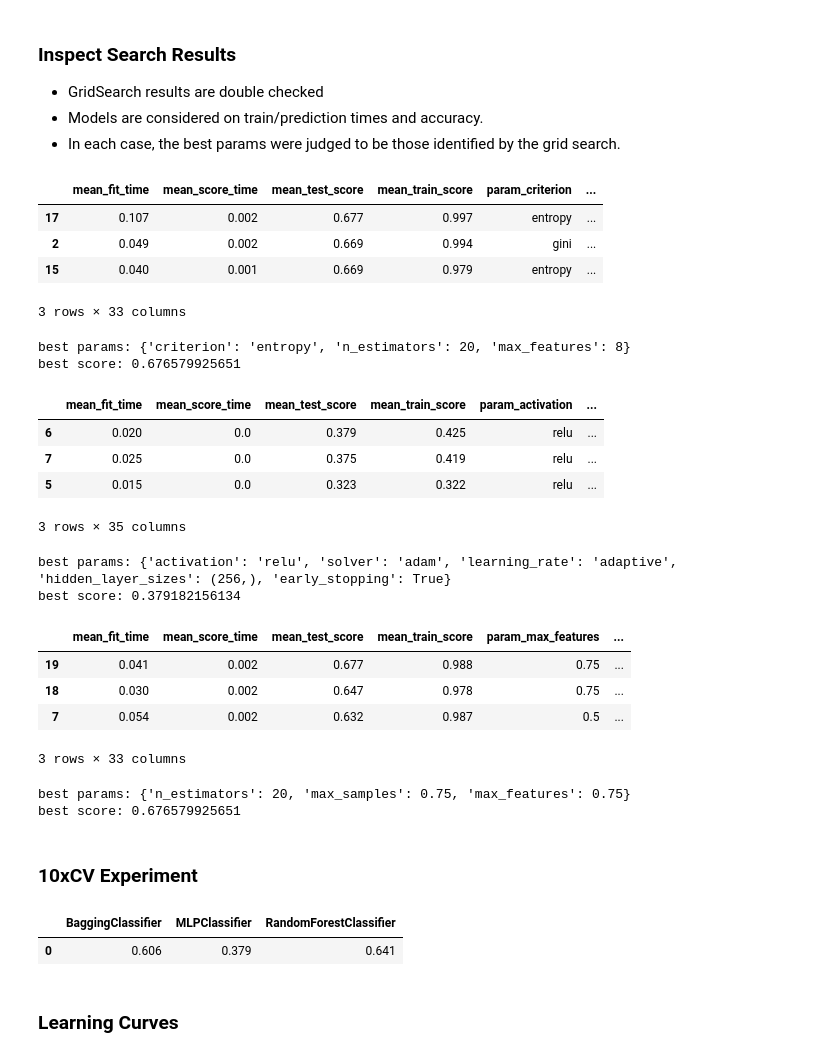
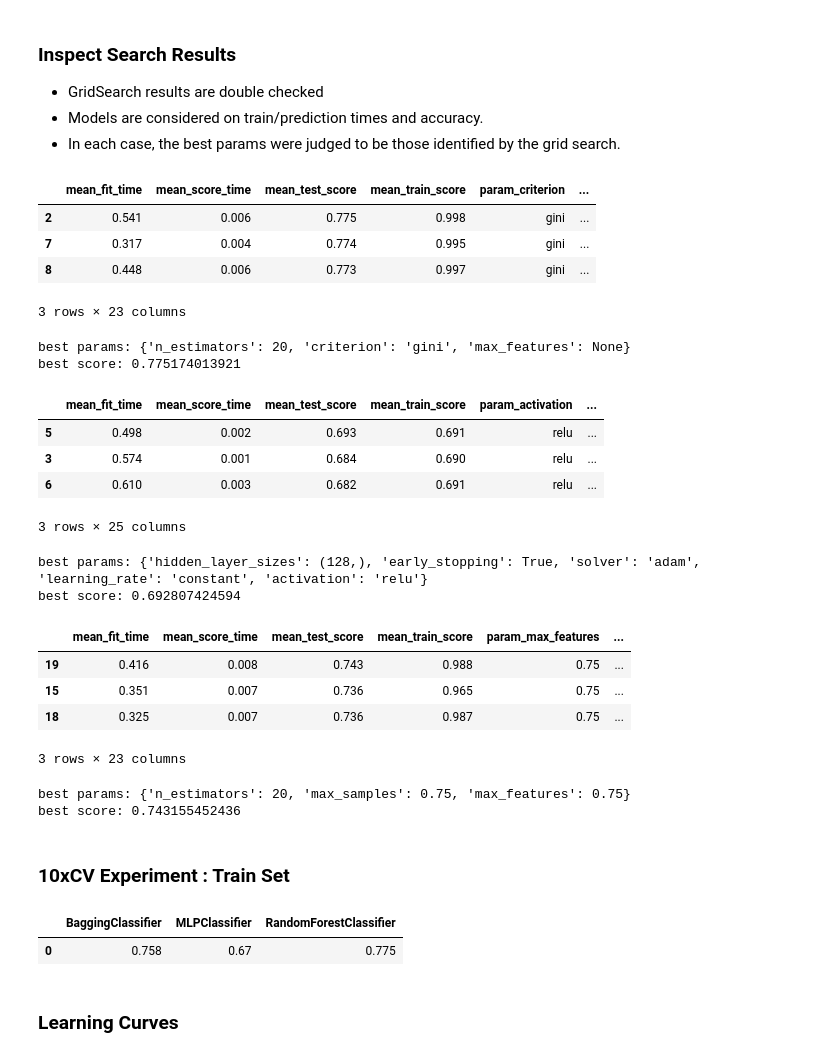
Before and after one commit to cojowy/lunar_lander, a Jupyter notebook: Task1.ipynb, the cells around one changed output. Saved outputs shown, nothing was run; the diff lists cells and outputs as text; code cells hidden in the pictures.

```diff
--- a/Task1.ipynb
+++ b/Task1.ipynb
@@ -78,7 +82,7 @@ data_file = "state_vectors_2018-04-21-20-41-25.csv"
 sample_frac = 0.10
 
 #Stratify to preserve label weightings
-grid_search_cv_folds = StratifiedKFold(10, shuffle=True)
+grid_search_cv_folds = StratifiedKFold(5, shuffle=True)
 cv_experiment_folds = StratifiedKFold(10, shuffle=True)
 learning_curve_folds = StratifiedKFold(5, shuffle=True)
 # %% [markdown]
@@ -137,11 +149,12 @@ dtypes: float64(8)
 memory usage: 336.8 KB
 [figure]
 # %%
-#TrainSample
+#Take stratified sample for experimenting
 n_samples=int(len(y_rus)*sample_frac)
-X_s, _, y_s, _ = train_test_split(X_rus, y_rus,
-                                  train_size=0.05, test_size=4, stratify=y_rus, shuffle=True)
-sns.countplot(y_s)
-pd.DataFrame(X_s).info()
+X_train, X_test, y_train, y_test = train_test_split(X_rus, y_rus,
+                                                    train_size=0.80, test_size=20,
+                                                    stratify=y_rus, shuffle=True)
+sns.countplot(y_train)
+pd.DataFrame(X_train).info()
 # %% [output]
 <class 'pandas.core.frame.DataFrame'>
@@ -218,7 +231,7 @@ for clf in clfs:
                               param_grids[clf_name],
                               cv=grid_search_cv_folds,
                               verbose=0,
-                              return_train_score=True).fit(X_s,y_s)
+                              return_train_score=True).fit(X_train, y_train)
 
     # store grid search object for each classifier
     stored_grid_searches[clf_name]=current_GS
@@ -240,10 +253,10 @@ RF_GS = stored_grid_searches['RandomForestClassifier']
 topn(RF_GS, 3).round(3)
 # %% [output]
 |  | mean_fit_time | mean_score_time | mean_test_score | mean_train_score | param_criterion | ... |
-| 17 | 0.107 | 0.002 | 0.677 | 0.997 | entropy | ... |
-| 2 | 0.049 | 0.002 | 0.669 | 0.994 | gini | ... |
-| 15 | 0.040 | 0.001 | 0.669 | 0.979 | entropy | ... |
+| 2 | 0.541 | 0.006 | 0.775 | 0.998 | gini | ... |
+| 7 | 0.317 | 0.004 | 0.774 | 0.995 | gini | ... |
+| 8 | 0.448 | 0.006 | 0.773 | 0.997 | gini | ... |
-3 rows × 33 columns
+3 rows × 23 columns
 # %%
 print("best params:", RF_GS.best_params_)
 print("best score:", RF_GS.best_score_)
@@ -251,36 +264,36 @@ print("best score:", RF_GS.best_score_)
 #store best random forest
 selected_params['RandomForestClassifier'] = RF_GS.best_params_
 # %% [output]
-best params: {'criterion': 'entropy', 'n_estimators': 20, 'max_features': 8}
-best score: 0.676579925651
+best params: {'n_estimators': 20, 'criterion': 'gini', 'max_features': None}
+best score: 0.775174013921
 # %%
 #print top3 results
 MLP_GS = stored_grid_searches['MLPClassifier']
 topn(MLP_GS, 3).round(3)
 # %% [output]
 |  | mean_fit_time | mean_score_time | mean_test_score | mean_train_score | param_activation | ... |
-| 6 | 0.020 | 0.0 | 0.379 | 0.425 | relu | ... |
-| 7 | 0.025 | 0.0 | 0.375 | 0.419 | relu | ... |
-| 5 | 0.015 | 0.0 | 0.323 | 0.322 | relu | ... |
+| 5 | 0.498 | 0.002 | 0.693 | 0.691 | relu | ... |
+| 3 | 0.574 | 0.001 | 0.684 | 0.690 | relu | ... |
+| 6 | 0.610 | 0.003 | 0.682 | 0.691 | relu | ... |
-3 rows × 35 columns
+3 rows × 25 columns
 # %%
 print("best params:", MLP_GS.best_params_)
 print("best score:",  MLP_GS.best_score_)
 
 selected_params['MLPClassifier'] = MLP_GS.best_params_
 # %% [output]
-best params: {'activation': 'relu', 'solver': 'adam', 'learning_rate': 'adaptive', 'hidden_layer_sizes': (256,), 'early_stopping': True}
-best score: 0.379182156134
+best params: {'hidden_layer_sizes': (128,), 'early_stopping': True, 'solver': 'adam', 'learning_rate': 'constant', 'activation': 'relu'}
+best score: 0.692807424594
 # %%
 #print top3 results
 BAG_GS = stored_grid_searches['BaggingClassifier']
 topn(BAG_GS, 3).round(3)
 # %% [output]
 |  | mean_fit_time | mean_score_time | mean_test_score | mean_train_score | param_max_features | ... |
-| 19 | 0.041 | 0.002 | 0.677 | 0.988 | 0.75 | ... |
-| 18 | 0.030 | 0.002 | 0.647 | 0.978 | 0.75 | ... |
-| 7 | 0.054 | 0.002 | 0.632 | 0.987 | 0.5 | ... |
+| 19 | 0.416 | 0.008 | 0.743 | 0.988 | 0.75 | ... |
+| 15 | 0.351 | 0.007 | 0.736 | 0.965 | 0.75 | ... |
+| 18 | 0.325 | 0.007 | 0.736 | 0.987 | 0.75 | ... |
-3 rows × 33 columns
+3 rows × 23 columns
 # %%
 print("best params:", BAG_GS.best_params_)
 print("best score:", BAG_GS.best_score_)
@@ -288,22 +301,24 @@ print("best score:", BAG_GS.best_score_)
 selected_params['BaggingClassifier'] = BAG_GS.best_params_
 # %% [output]
 best params: {'n_estimators': 20, 'max_samples': 0.75, 'max_features': 0.75}
-best score: 0.676579925651
+best score: 0.743155452436
 # %% [markdown]
-### 10xCV Experiment
+### 10xCV Experiment : Train Set
 # %%
 # 10xCV on sample data using selected params
 cv_scores = {}
 for clf in clfs:
     clf_name = str(clf).split(".")[-1][:-2]
     params = selected_params[clf_name]
-    cv_scores[clf_name] = np.mean(cross_val_score(clf(**params), X_s, y_s, cv=cv_experiment_folds))
+    cv_scores[clf_name] = np.mean(cross_val_score(clf(**params),
+                                                  X_train, y_train,
+                                                  cv=cv_experiment_folds))
 
 # print the avg CVx10 score.
 pd.DataFrame(cv_scores, [0]).round(3)
 # %% [output]
 |  | BaggingClassifier | MLPClassifier | RandomForestClassifier |
-| 0 | 0.606 | 0.379 | 0.641 |
+| 0 | 0.758 | 0.67 | 0.775 |
 # %% [markdown]
 ### Learning Curves
 # %%
```
Also changed, not shown: parts of 13 cells of this notebook.
